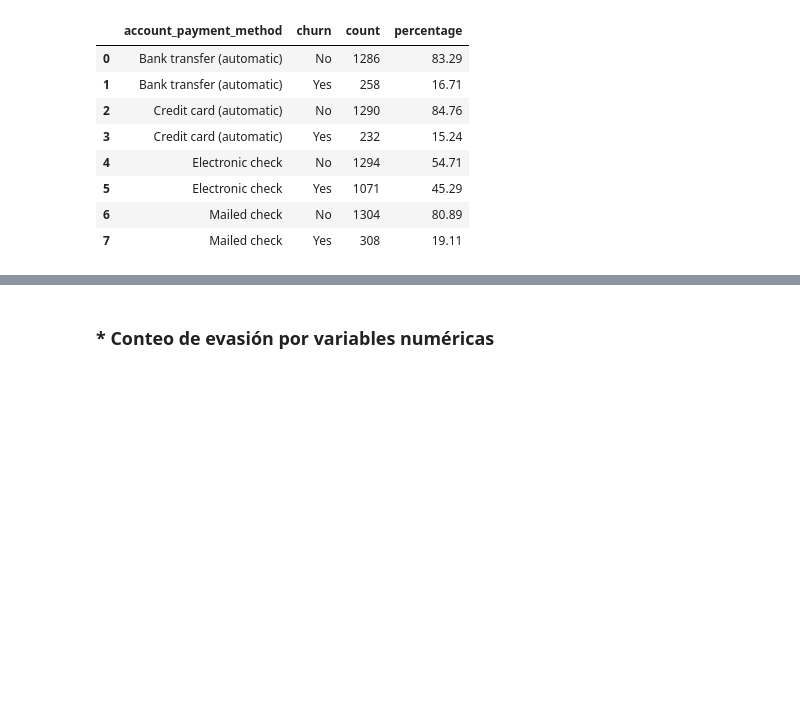
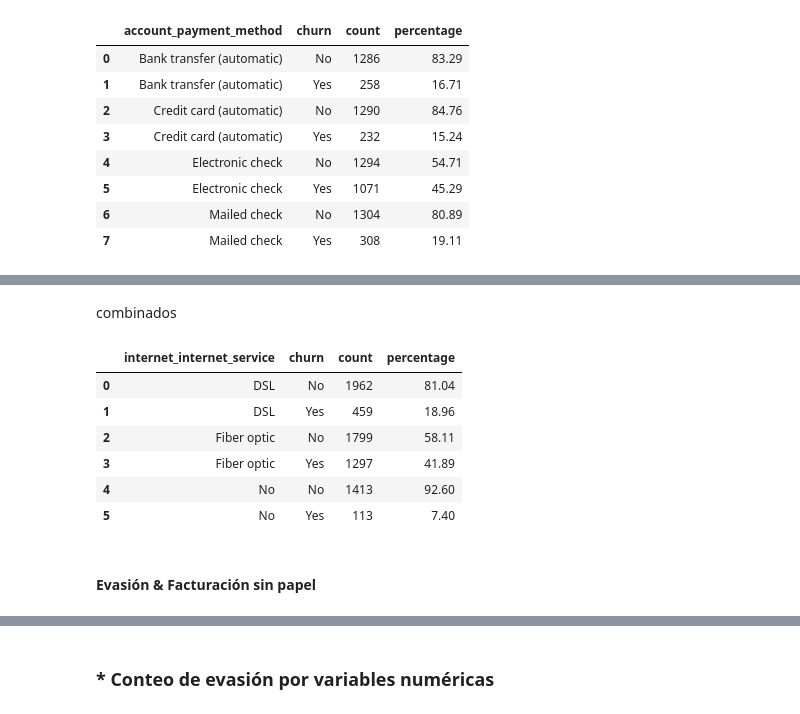
Before and after one commit to RientArlCroud/challenge3-analisis-de-datos, a Jupyter notebook: Challenge_3_Análisis_de_Datos.ipynb, the cells around one changed output, grey strips where cells are left out. Drawn from its saved outputs; the diff is of its cells as text; code cells hidden in the pictures; blank space fills up the shorter version.

```diff
--- a/Challenge_3_Análisis_de_Datos.ipynb
+++ b/Challenge_3_Análisis_de_Datos.ipynb
@@ -701,0 +718,3 @@ churn_by_payment
+# %%
+conteo_5 = df.groupby('internet_internet_service')['churn'].value_counts().reset_index(name='count')
+conteo_5
@@ -701,0 +731,3 @@ churn_by_payment
+# %%
+porcentajes_5 = df.groupby('internet_internet_service')['churn'].value_counts(normalize=True).multiply(100).round(2).reset_index(name='percentage')
+porcentajes_5
@@ -701,0 +742,18 @@ churn_by_payment
+# %% [markdown]
+combinados
+# %%
+churn_by_internet_service = conteo_5.merge(
+    porcentajes_5,
+    on=['internet_internet_service', 'churn']
+)
+churn_by_internet_service
+# %% [output]
+|  | internet_internet_service | churn | count | percentage |
+| 0 | DSL | No | 1962 | 81.04 |
+| 1 | DSL | Yes | 459 | 18.96 |
+| 2 | Fiber optic | No | 1799 | 58.11 |
+| 3 | Fiber optic | Yes | 1297 | 41.89 |
+| 4 | No | No | 1413 | 92.60 |
+| 5 | No | Yes | 113 | 7.40 |
+# %% [markdown]
+#### Evasión & Facturación sin papel
```
Also changed, not shown: parts of 36 cells of this notebook.
